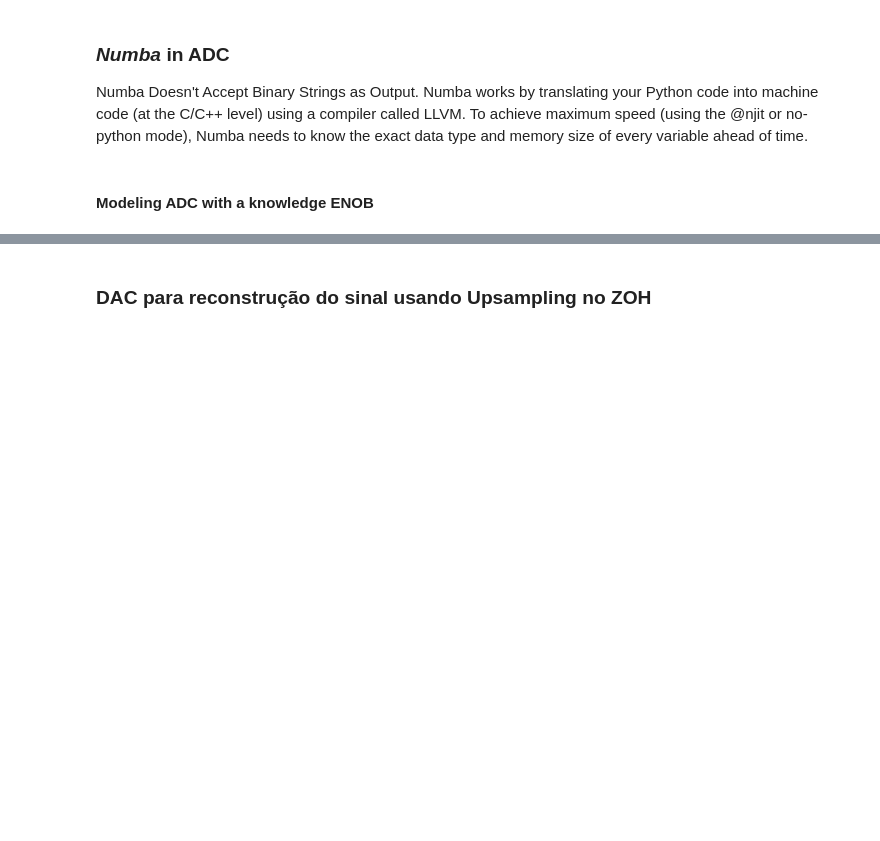
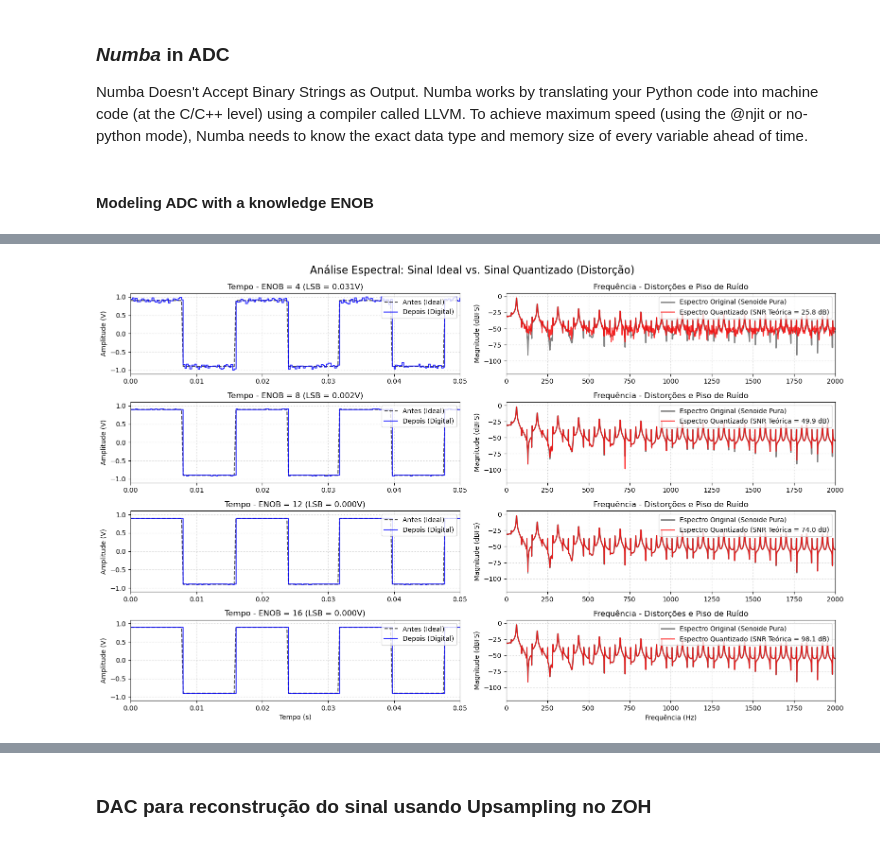
Before and after one commit to elmerfariass/DSPcap, a Jupyter notebook: ADC&DAC.ipynb, the cells around one changed output, grey strips where cells are left out. Cells and saved outputs as stored; diff of their text form; code cells hidden in the pictures; blank space fills up the shorter version.

```diff
--- a/ADC&DAC.ipynb
+++ b/ADC&DAC.ipynb
@@ -697,0 +710,65 @@ Configuration: ENOB = 2 (Hardware Resolution = 4 bits, LSB = 0.1875 V)
+# %%
+analog_fs = 100000
+adc_fs = 4000
+t_sim = 0.5
+t = np.arange(0, t_sim, 1 / analog_fs)
+
+f_in = 63
+v_max, v_min = 1.0, -1.0
+analog_input = 0.9 * square(2 * np.pi * f_in * t)
+#analog_input = 0.9 * np.sin(2 * np.pi * f_in * t)
+
+# --- 2. TESTE E PLOTAGEM ---
+enobs_to_test = [4, 8, 12, 16]
+
+fig, axes = plt.subplots(len(enobs_to_test), 2, figsize=(16, 10))
+fig.suptitle('Análise Espectral: Sinal Ideal vs. Sinal Quantizado (Distorção)', fontsize=16)
+
+for i, enob in enumerate(enobs_to_test):
+    # Usando a adc_dynamic_model ORIGINAL de 10 saídas
+    # (colocamos '_' nas variáveis que não vamos usar agora para não poluir o código)
+    (t_sampled, digital_out, _, _, step_size, theoretical_snr,
+     _, _, _, _) = adc_dynamic_model(
+        t, analog_input, adc_fs, enob, v_max, v_min
+    )
+
+    # Criamos o sinal ideal amostrado (antes da quantização) direto aqui no loop!
+    ideal_sampled = np.interp(t_sampled, t, analog_input)
+
+    # Espectro ANTES (Ideal Amostrado)
+    xf_ideal, mag_ideal = get_spectrum(ideal_sampled, adc_fs)
+    # Espectro DEPOIS (Quantizado + Ruído)
+    xf_quant, mag_quant = get_spectrum(digital_out, adc_fs)
+
+    ax_time = axes[i, 0]
+    ax_freq = axes[i, 1]
+
+    # --- PLOT 1: Domínio do Tempo ---
+    ax_time.plot(t_sampled, ideal_sampled, 'k--', label='Antes (Ideal)', alpha=0.7)
+    ax_time.step(t_sampled, digital_out, 'b-', where='post', label='Depois (Digital)', alpha=0.8)
+    ax_time.set_title(f'Tempo - ENOB = {enob} (LSB = {step_size:.3f}V)')
+    ax_time.set_xlim(0, 0.05)
+    ax_time.set_ylim(-1.1, 1.1)
+    ax_time.set_ylabel('Amplitude (V)')
+    ax_time.grid(True, linestyle=':', alpha=0.7)
+    ax_time.legend(loc='upper right')
+
+    # --- PLOT 2: Domínio da Frequência ---
+    ax_freq.plot(xf_ideal, mag_ideal, color='gray', lw=2, label='Espectro Original (Senoide Pura)')
+    ax_freq.plot(xf_quant, mag_quant, color='red', lw=1.5, alpha=0.8, label=f'Espectro Quantizado (SNR Teórica = {theoretical_snr:.1f} dB)')
+    ax_freq.set_title(f'Frequência - Distorções e Piso de Ruído')
+    ax_freq.set_xlim(0, adc_fs / 2)
+    ax_freq.set_ylim(-120, 5)
+    ax_freq.set_ylabel('Magnitude (dBFS)')
+    ax_freq.grid(True, which='both', linestyle=':', alpha=0.7)
+    ax_freq.legend(loc='upper right')
+
+    if i == len(enobs_to_test) - 1:
+        ax_time.set_xlabel('Tempo (s)')
+        ax_freq.set_xlabel('Frequência (Hz)')
+
+plt.tight_layout()
+plt.subplots_adjust(top=0.92)
+plt.show()
+# %% [output]
+[figure, added]
```
Also changed, not shown: parts of 17 cells of this notebook.
